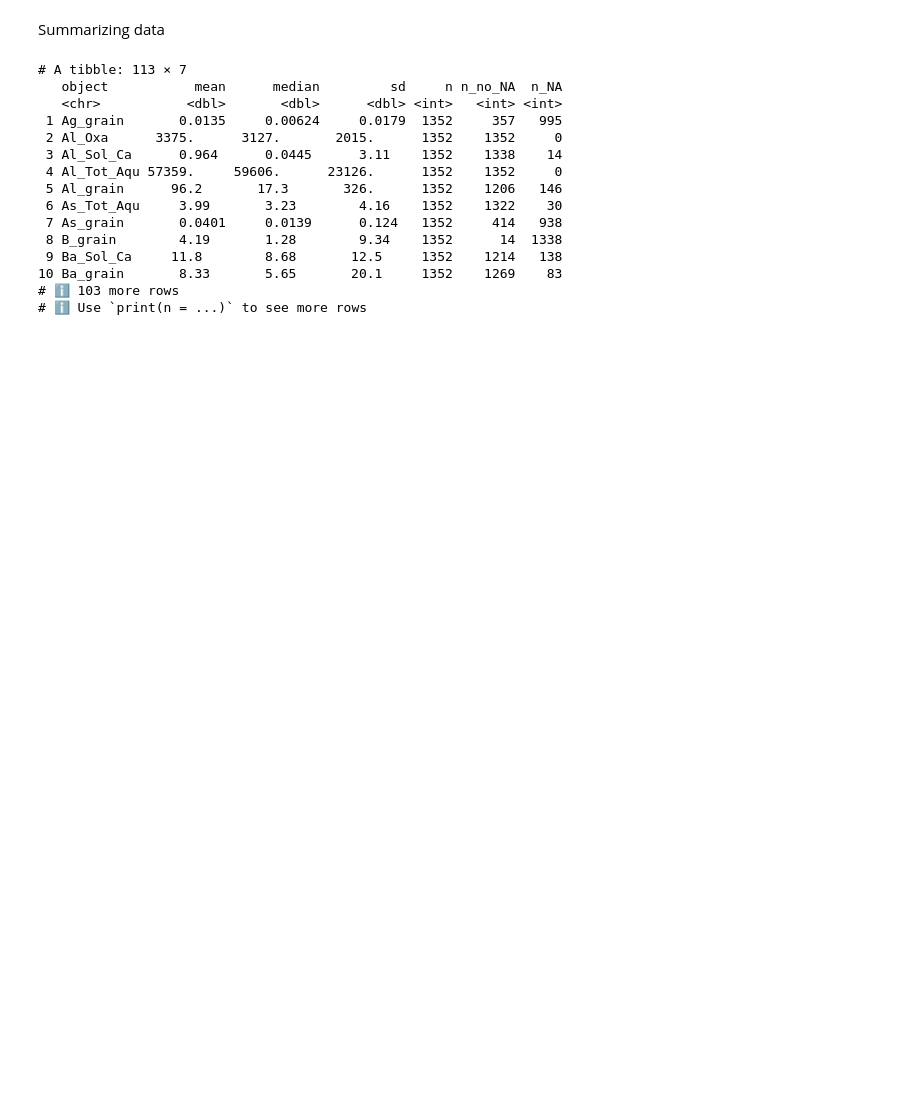
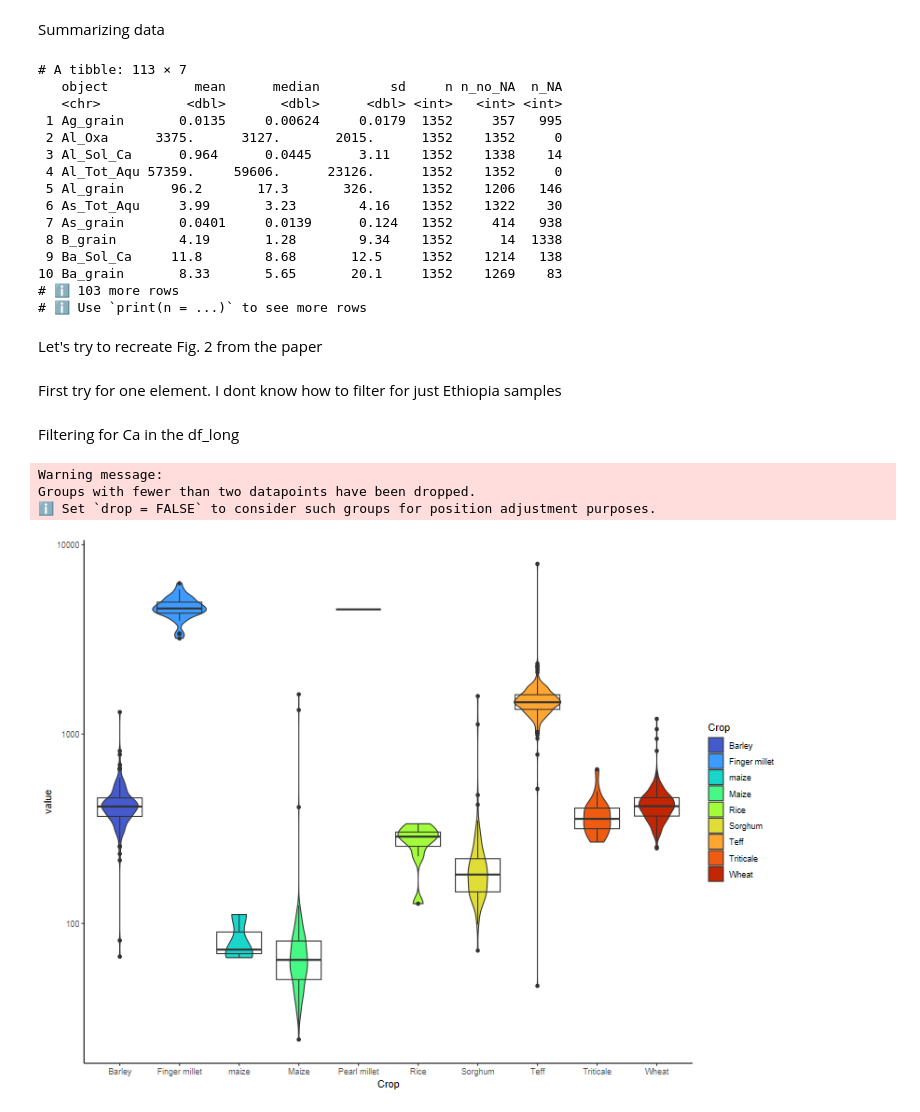
Before and after one commit to Jake-Carter-ICP/Data-Analysis-With-Nature-Scientific-Data, a Jupyter notebook: ETH_crop_R.ipynb, the cells around one changed output. Saved outputs shown, nothing was run; the diff lists cells and outputs as text; code cells hidden in the pictures; blank space fills up the shorter version.

```diff
--- a/ETH_crop_R.ipynb
+++ b/ETH_crop_R.ipynb
@@ -236,3 +236,23 @@ df_long |>
 10 Ba_grain       8.33       5.65       20.1     1352    1269    83
 # ℹ 103 more rows
 # ℹ Use `print(n = ...)` to see more rows
+# %% [markdown]
+Let's try to recreate Fig. 2 from the paper
+# %% [markdown]
+First try for one element. I dont know how to filter for just Ethiopia samples
+# %% [markdown]
+Filtering for Ca in the df_long
+# %%
+df_long |>
+  dplyr::mutate(Crop = str_replace(Crop, 'barley', 'Barley')) |>
+  dplyr::filter(object == 'Ca_grain') |>
+  ggplot(aes(x = Crop, y = value, fill = Crop)) +
+  geom_violin() +
+  geom_boxplot(fill = 'transparent') +
+  scale_fill_viridis_d(option = 'turbo', begin = 0.1, end = 0.9) +
+  scale_y_log10()
+# %% [output]
+Warning message:
+Groups with fewer than two datapoints have been dropped.
+ℹ Set `drop = FALSE` to consider such groups for position adjustment purposes.
+[figure, added]
```
Also changed, not shown: parts of 7 cells of this notebook, 1 other file.
